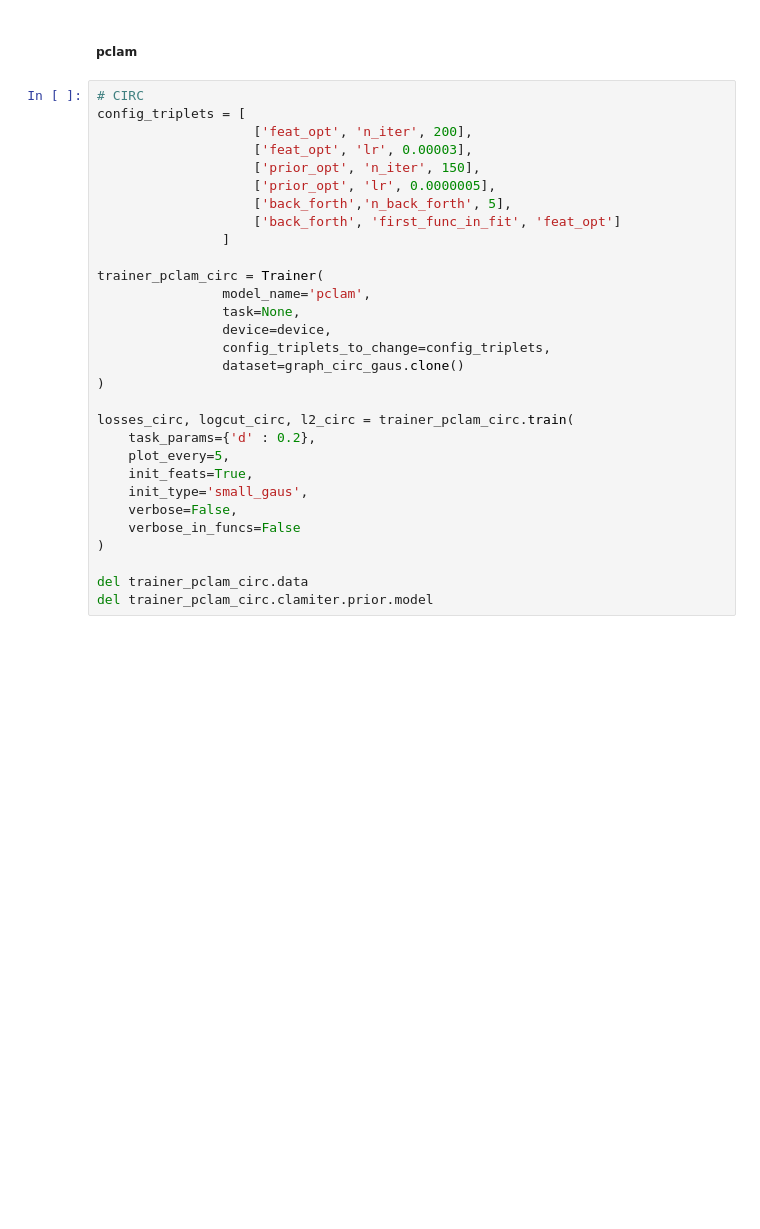
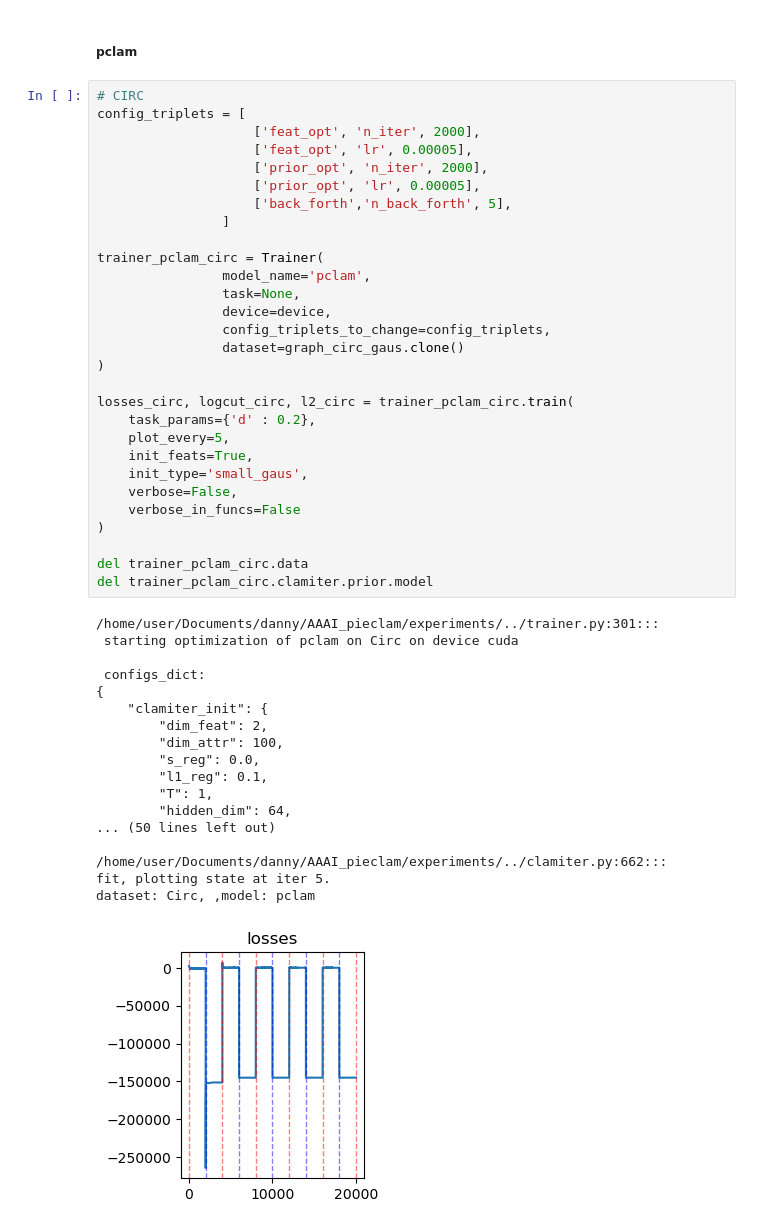
Before and after one commit to danizil/PieClam, a Jupyter notebook: experiments/shapes_bigclam.ipynb, the cells around one changed output. Drawn from its saved outputs; the diff is of its cells as text; blank space fills up the shorter version.

```diff
--- a/experiments/shapes_bigclam.ipynb
+++ b/experiments/shapes_bigclam.ipynb
@@ -235,30 +235,48 @@ fit wrapper fit_feats, plotting state at iter 9999
 # %%
 # CIRC
 config_triplets = [
-                    ['feat_opt', 'n_iter', 200],
-                    ['feat_opt', 'lr', 0.00003],
-                    ['prior_opt', 'n_iter', 150],
-                    ['prior_opt', 'lr', 0.0000005],
+                    ['feat_opt', 'n_iter', 2000],
+                    ['feat_opt', 'lr', 0.00005],
+                    ['prior_opt', 'n_iter', 2000],
+                    ['prior_opt', 'lr', 0.00005],
                     ['back_forth','n_back_forth', 5],
-                    ['back_forth', 'first_func_in_fit', 'feat_opt']
                 ]
 
 trainer_pclam_circ = Trainer(
                 model_name='pclam',
                 task=None,
                 device=device,
                 config_triplets_to_change=config_triplets,
                 dataset=graph_circ_gaus.clone()
 )
 
 losses_circ, logcut_circ, l2_circ = trainer_pclam_circ.train(
     task_params={'d' : 0.2},
     plot_every=5,
     init_feats=True,
     init_type='small_gaus',
     verbose=False,
     verbose_in_funcs=False
 )
 
 del trainer_pclam_circ.data
 del trainer_pclam_circ.clamiter.prior.model
+# %% [output]
+/home/user/Documents/danny/AAAI_pieclam/experiments/../trainer.py:301:::
+ starting optimization of pclam on Circ on device cuda
+
+ configs_dict:
+{
+    "clamiter_init": {
+        "dim_feat": 2,
+        "dim_attr": 100,
+        "s_reg": 0.0,
+        "l1_reg": 0.1,
+        "T": 1,
+        "hidden_dim": 64,
+... (50 lines left out)
+
+/home/user/Documents/danny/AAAI_pieclam/experiments/../clamiter.py:662:::
+fit, plotting state at iter 5.
+dataset: Circ, ,model: pclam
+[figure, added]
```
Also changed, not shown: parts of 1 cell of this notebook, 3 other files.
